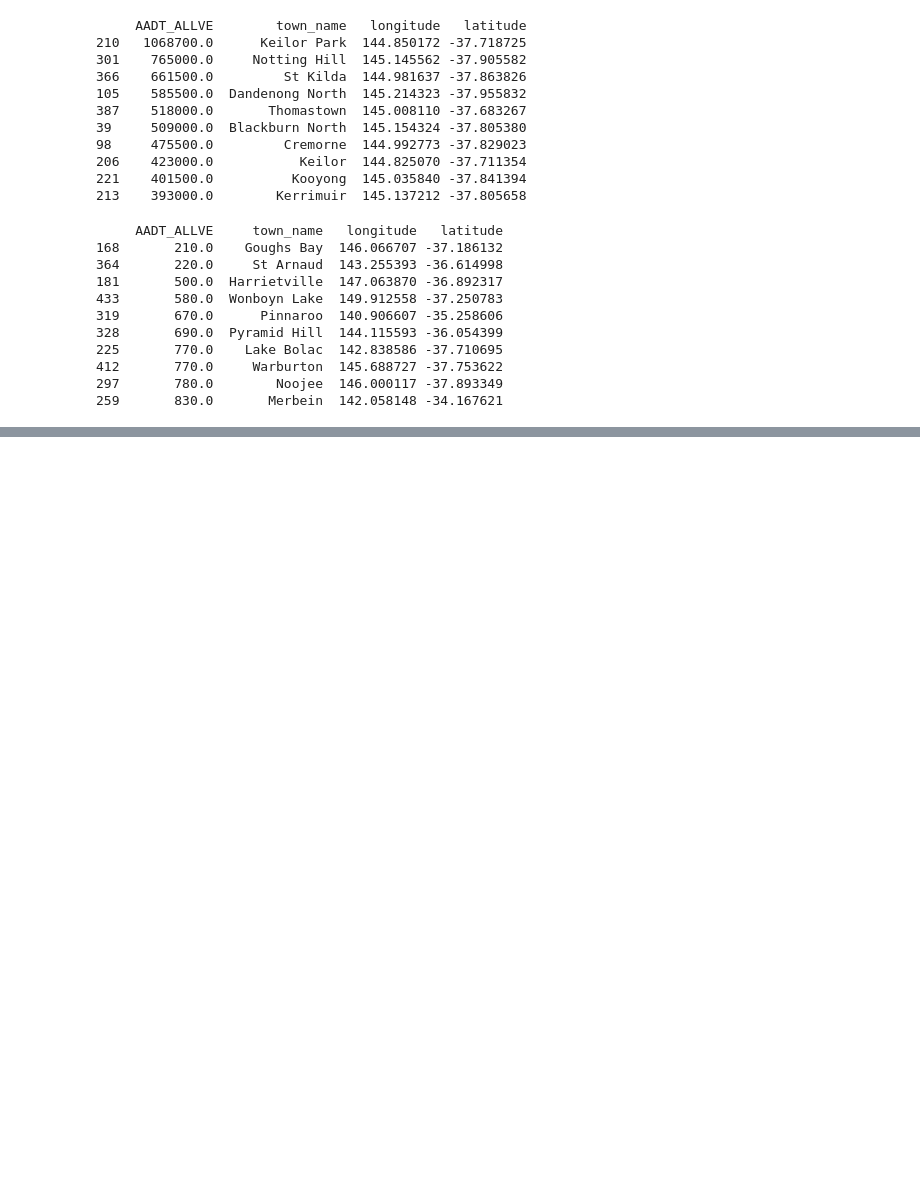
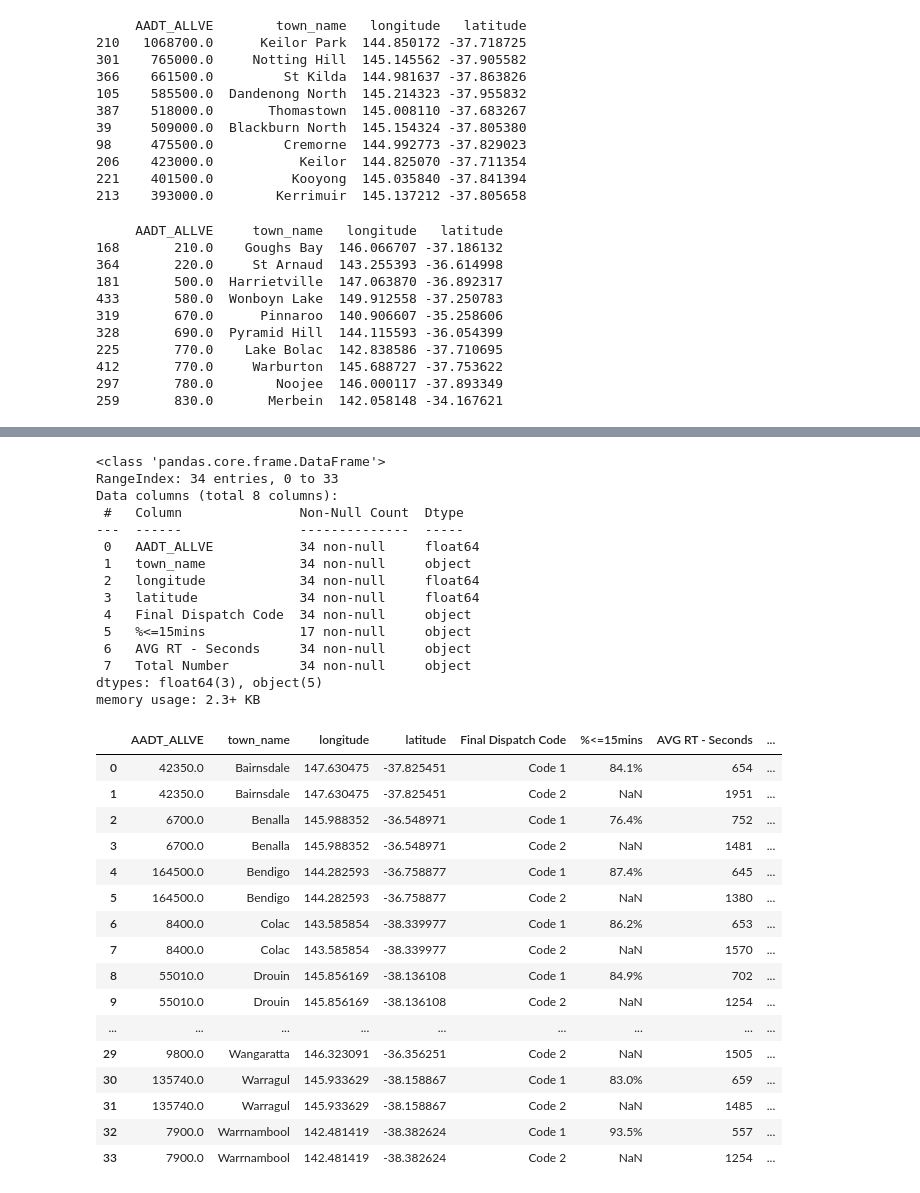
Before and after one commit to NatashaElliott/challenge-7, a Jupyter notebook: source/Traffic_Count_Locations.ipynb, the cells around one changed output, grey strips where cells are left out. Drawn from its saved outputs; the diff is of its cells as text; code cells hidden in the pictures; blank space fills up the shorter version.

Commit message:
Loaded ambulance dataset for 2019

```diff
--- a/source/Traffic_Count_Locations.ipynb
+++ b/source/Traffic_Count_Locations.ipynb
@@ -265,3 +265,7 @@ print(smallest_entries)
 412       770.0     Warburton  145.688727 -37.753622
 297       780.0        Noojee  146.000117 -37.893349
 259       830.0       Merbein  142.058148 -34.167621
+# %%
+# Read ambulance data for 2019
+amb_df = pd.read_csv("../Data/ambulance2019.csv")
+amb_df.info()
@@ -267,0 +294,52 @@ print(smallest_entries)
+# %%
+#Normalize the town names (convert to lowercase and strip spaces)
+nearest_clean['town_name_clean'] = nearest_clean['town_name'].str.lower().str.strip()
+amb_df['UCL Name_clean'] = amb_df['UCL Name'].str.lower().str.strip()
+# %%
+merged_df = pd.merge(
+    nearest_clean,
+    amb_df,
+    left_on='town_name_clean',
+    right_on='UCL Name_clean',
+    how='inner'
+)
+merged_df['town_name'] = merged_df['town_name']  # Or you can rename it to 'town_name'
+merged_df = merged_df.drop(columns=['town_name_clean', 'UCL Name', 'UCL Name_clean'])
+merged_df = merged_df.dropna()
+
+merged_df.info()
+merged_df.count()
+merged_df.head(34)
+# %% [output]
+<class 'pandas.core.frame.DataFrame'>
+RangeIndex: 34 entries, 0 to 33
+Data columns (total 8 columns):
+ #   Column               Non-Null Count  Dtype
+---  ------               --------------  -----
+ 0   AADT_ALLVE           34 non-null     float64
+ 1   town_name            34 non-null     object
+ 2   longitude            34 non-null     float64
+ 3   latitude             34 non-null     float64
+ 4   Final Dispatch Code  34 non-null     object
+ 5   %<=15mins            17 non-null     object
+ 6   AVG RT - Seconds     34 non-null     object
+ 7   Total Number         34 non-null     object
+dtypes: float64(3), object(5)
+memory usage: 2.3+ KB
+|  | AADT_ALLVE | town_name | longitude | latitude | Final Dispatch Code | %<=15mins | AVG RT - Seconds | ... |
+| 0 | 42350.0 | Bairnsdale | 147.630475 | -37.825451 | Code 1 | 84.1% | 654 | ... |
+| 1 | 42350.0 | Bairnsdale | 147.630475 | -37.825451 | Code 2 | NaN | 1951 | ... |
+| 2 | 6700.0 | Benalla | 145.988352 | -36.548971 | Code 1 | 76.4% | 752 | ... |
+| 3 | 6700.0 | Benalla | 145.988352 | -36.548971 | Code 2 | NaN | 1481 | ... |
+| 4 | 164500.0 | Bendigo | 144.282593 | -36.758877 | Code 1 | 87.4% | 645 | ... |
+| 5 | 164500.0 | Bendigo | 144.282593 | -36.758877 | Code 2 | NaN | 1380 | ... |
+| 6 | 8400.0 | Colac | 143.585854 | -38.339977 | Code 1 | 86.2% | 653 | ... |
+| 7 | 8400.0 | Colac | 143.585854 | -38.339977 | Code 2 | NaN | 1570 | ... |
+| 8 | 55010.0 | Drouin | 145.856169 | -38.136108 | Code 1 | 84.9% | 702 | ... |
+| 9 | 55010.0 | Drouin | 145.856169 | -38.136108 | Code 2 | NaN | 1254 | ... |
+| ... | ... | ... | ... | ... | ... | ... | ... | ... |
+| 29 | 9800.0 | Wangaratta | 146.323091 | -36.356251 | Code 2 | NaN | 1505 | ... |
+| 30 | 135740.0 | Warragul | 145.933629 | -38.158867 | Code 1 | 83.0% | 659 | ... |
+| 31 | 135740.0 | Warragul | 145.933629 | -38.158867 | Code 2 | NaN | 1485 | ... |
+| 32 | 7900.0 | Warrnambool | 142.481419 | -38.382624 | Code 1 | 93.5% | 557 | ... |
+| 33 | 7900.0 | Warrnambool | 142.481419 | -38.382624 | Code 2 | NaN | 1254 | ... |
```
Also changed, not shown: parts of 2 cells of this notebook.
